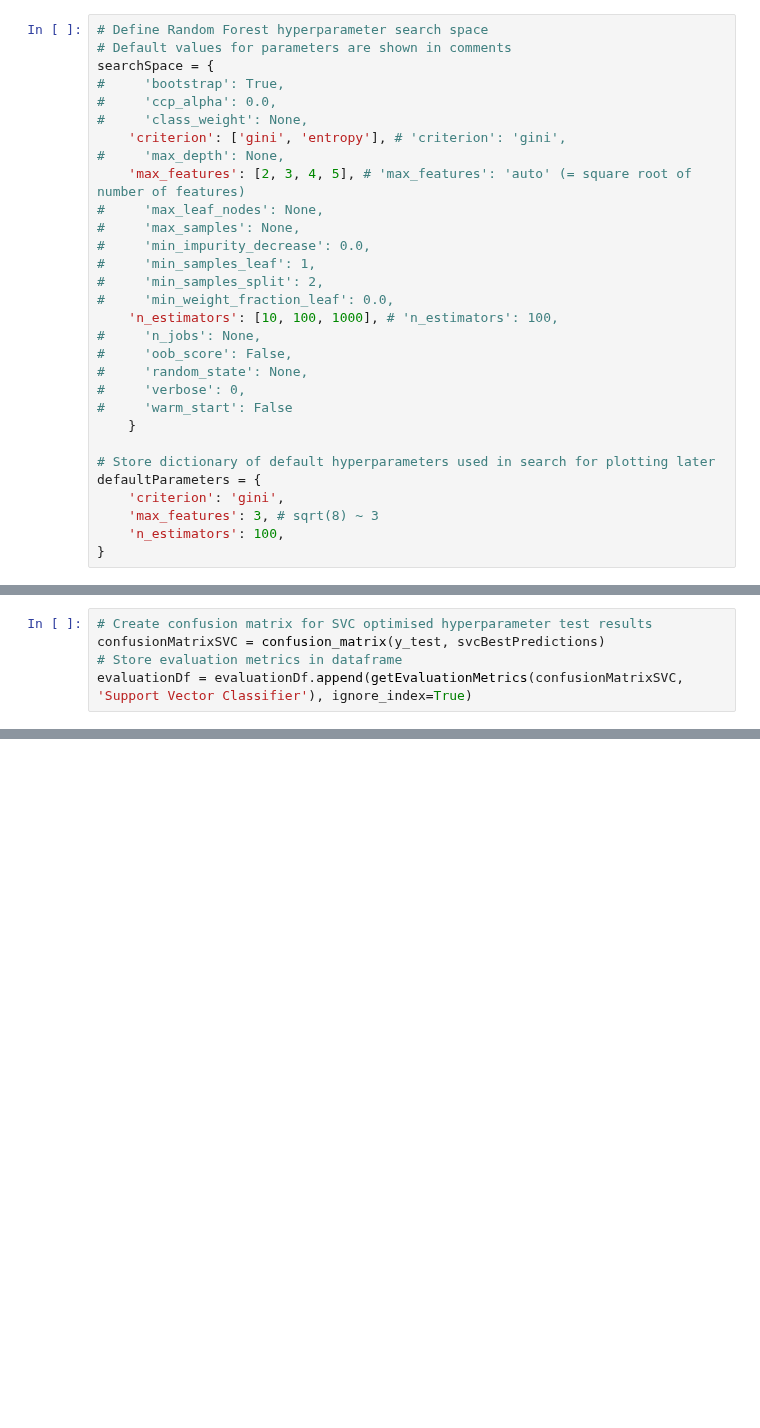
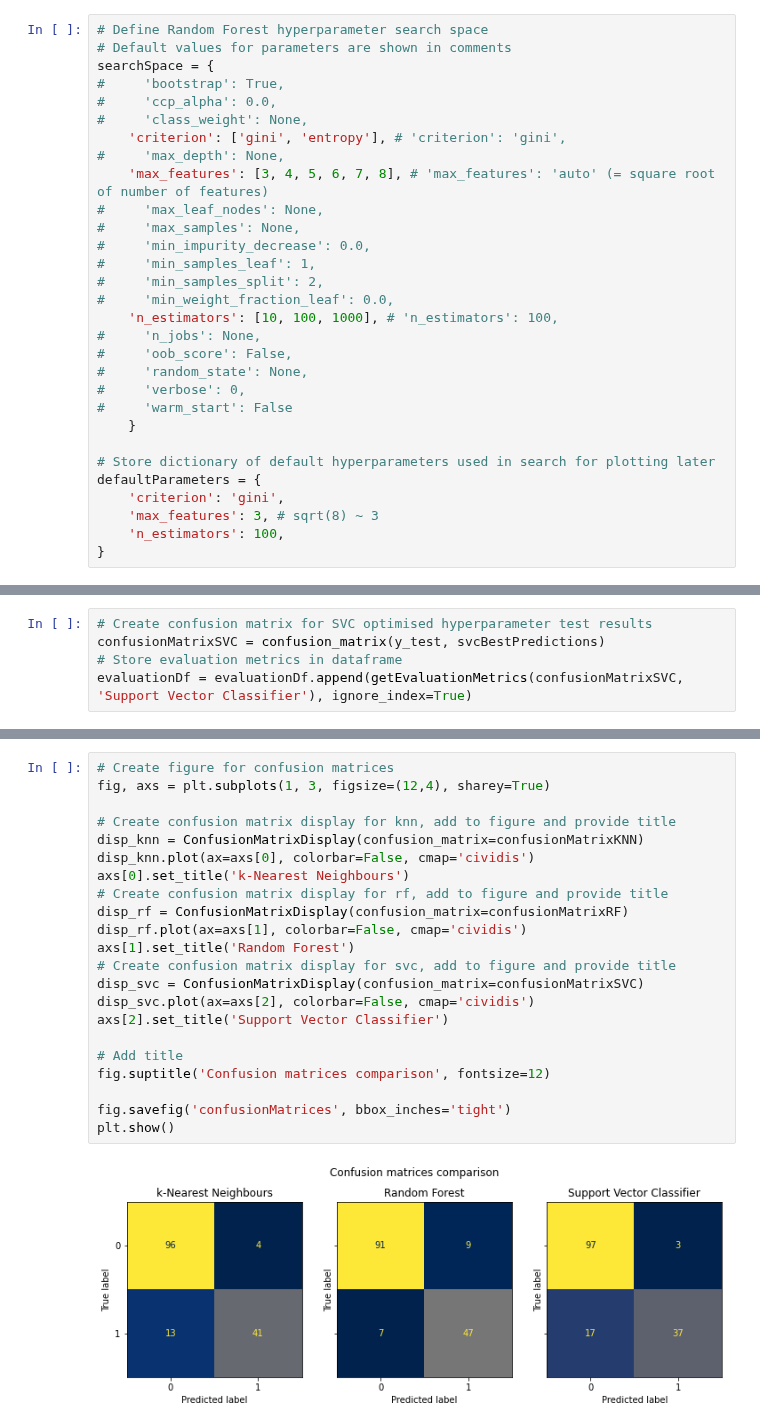
Before and after one commit to StephenTGibson/COMP527-colabNotebooks, a Jupyter notebook: COMP534-AppliedArtificialIntelligence/COMP534-CA1.ipynb, the cells around one changed output, grey strips where cells are left out. Drawn from its saved outputs; the diff is of its cells as text; blank space fills up the shorter version.

```diff
--- a/COMP534-AppliedArtificialIntelligence/COMP534-CA1.ipynb
+++ b/COMP534-AppliedArtificialIntelligence/COMP534-CA1.ipynb
@@ -300,7 +299,7 @@ searchSpace = {
 #     'class_weight': None,
     'criterion': ['gini', 'entropy'], # 'criterion': 'gini',
 #     'max_depth': None,
-    'max_features': [2, 3, 4, 5], # 'max_features': 'auto' (= square root of number of features)
+    'max_features': [3, 4, 5, 6, 7, 8], # 'max_features': 'auto' (= square root of number of features)
 #     'max_leaf_nodes': None,
 #     'max_samples': None,
 #     'min_impurity_decrease': 0.0,
@@ -573,0 +558,24 @@ evaluationDf.set_index('Algorithm')
+# %%
+# Create figure for confusion matrices
+fig, axs = plt.subplots(1, 3, figsize=(12,4), sharey=True)
+
+# Create confusion matrix display for knn, add to figure and provide title
+disp_knn = ConfusionMatrixDisplay(confusion_matrix=confusionMatrixKNN)
+disp_knn.plot(ax=axs[0], colorbar=False, cmap='cividis')
+axs[0].set_title('k-Nearest Neighbours')
+# Create confusion matrix display for rf, add to figure and provide title
+disp_rf = ConfusionMatrixDisplay(confusion_matrix=confusionMatrixRF)
+disp_rf.plot(ax=axs[1], colorbar=False, cmap='cividis')
+axs[1].set_title('Random Forest')
+# Create confusion matrix display for svc, add to figure and provide title
+disp_svc = ConfusionMatrixDisplay(confusion_matrix=confusionMatrixSVC)
+disp_svc.plot(ax=axs[2], colorbar=False, cmap='cividis')
+axs[2].set_title('Support Vector Classifier')
+
+# Add title
+fig.suptitle('Confusion matrices comparison', fontsize=12)
+
+fig.savefig('confusionMatrices', bbox_inches='tight')
+plt.show()
+# %% [output]
+[figure, added]
```
Also changed, not shown: parts of 26 cells of this notebook.
